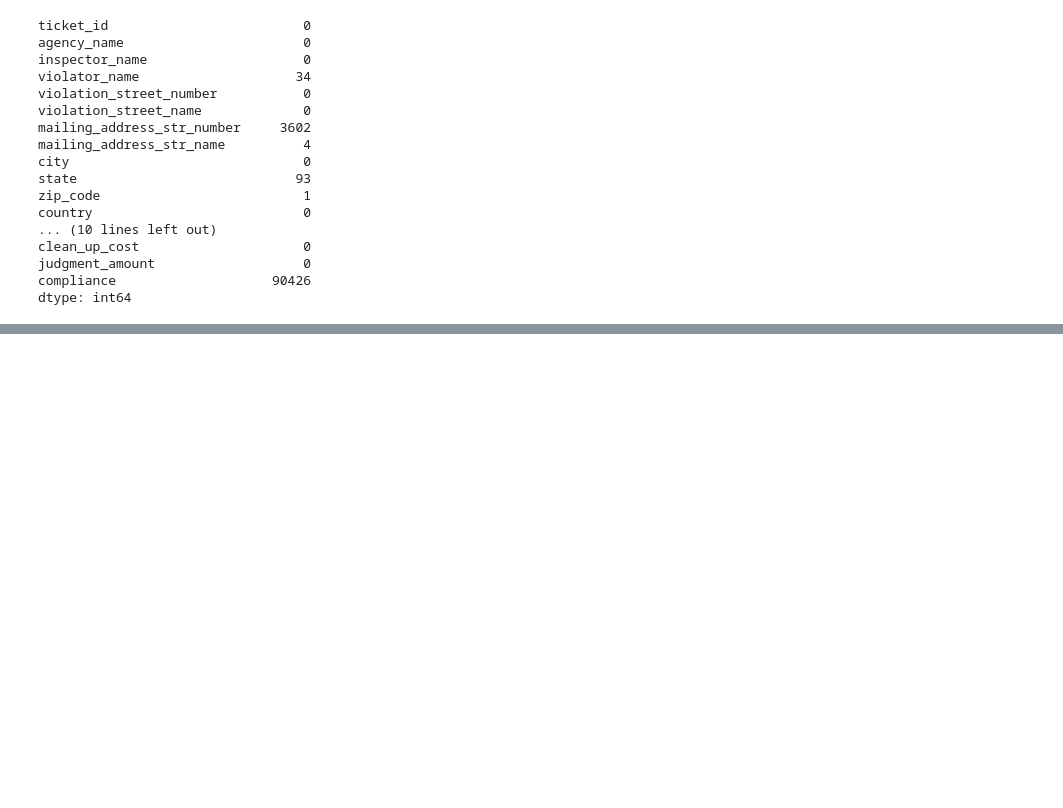
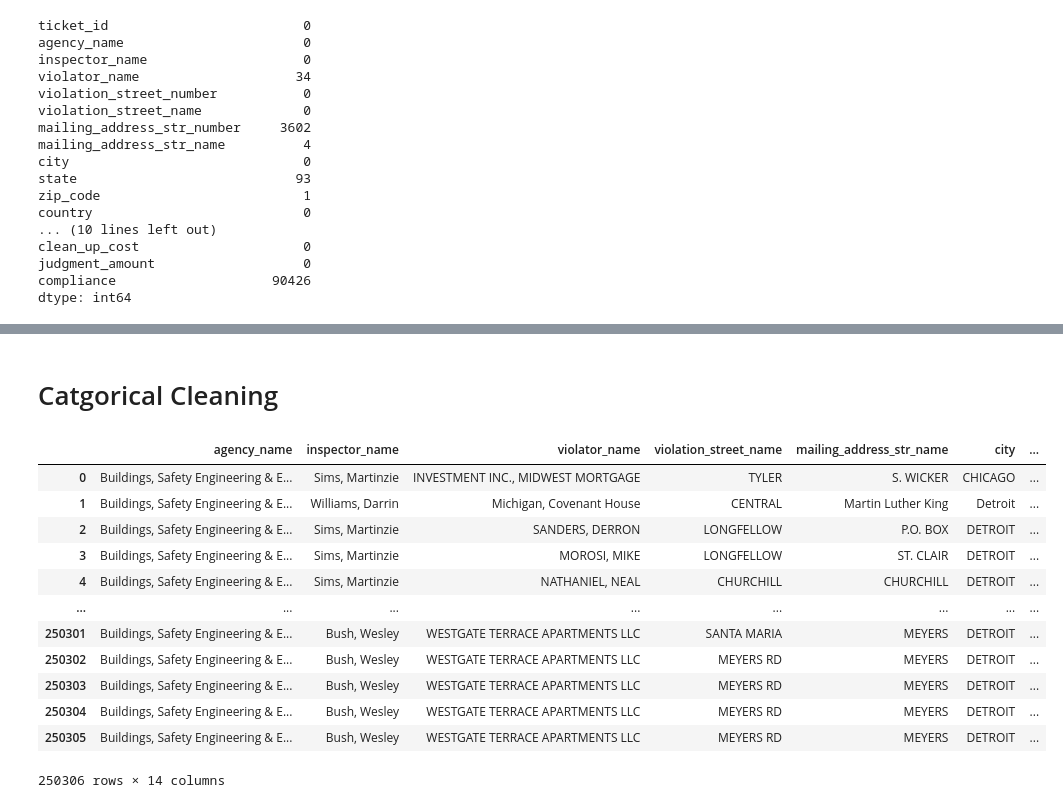
Before and after one commit to linahourieh/Michigan-Track, a Jupyter notebook: Assignment 4.ipynb, the cells around one changed output, grey strips where cells are left out. Saved outputs shown, nothing was run; the diff lists cells and outputs as text; code cells hidden in the pictures; blank space fills up the shorter version.

```diff
--- a/Assignment 4.ipynb
+++ b/Assignment 4.ipynb
@@ -230,0 +252,2 @@ dtype: int64
+# %%
+pd.options.display.max_seq_items = 999
@@ -230,0 +268,4 @@ dtype: int64
+# %%
+df_copy.drop(index=[42394],axis=0,inplace=True)
+# %%
+categorical_var = df_copy.dtypes[df_copy.dtypes == 'object'].index.to_list()
@@ -231,3 +289,21 @@ dtype: int64
+# %% [markdown]
+# Catgorical Cleaning
+# %%
+df_copy[categorical_var]
+# %% [output]
+|  | agency_name | inspector_name | violator_name | violation_street_name | mailing_address_str_name | city | ... |
+| 0 | Buildings, Safety Engineering & E... | Sims, Martinzie | INVESTMENT INC., MIDWEST MORTGAGE | TYLER | S. WICKER | CHICAGO | ... |
+| 1 | Buildings, Safety Engineering & E... | Williams, Darrin | Michigan, Covenant House | CENTRAL | Martin Luther King | Detroit | ... |
+| 2 | Buildings, Safety Engineering & E... | Sims, Martinzie | SANDERS, DERRON | LONGFELLOW | P.O. BOX | DETROIT | ... |
+| 3 | Buildings, Safety Engineering & E... | Sims, Martinzie | MOROSI, MIKE | LONGFELLOW | ST. CLAIR | DETROIT | ... |
+| 4 | Buildings, Safety Engineering & E... | Sims, Martinzie | NATHANIEL, NEAL | CHURCHILL | CHURCHILL | DETROIT | ... |
+| ... | ... | ... | ... | ... | ... | ... | ... |
+| 250301 | Buildings, Safety Engineering & E... | Bush, Wesley | WESTGATE TERRACE APARTMENTS LLC | SANTA MARIA | MEYERS | DETROIT | ... |
+| 250302 | Buildings, Safety Engineering & E... | Bush, Wesley | WESTGATE TERRACE APARTMENTS LLC | MEYERS RD | MEYERS | DETROIT | ... |
+| 250303 | Buildings, Safety Engineering & E... | Bush, Wesley | WESTGATE TERRACE APARTMENTS LLC | MEYERS RD | MEYERS | DETROIT | ... |
+| 250304 | Buildings, Safety Engineering & E... | Bush, Wesley | WESTGATE TERRACE APARTMENTS LLC | MEYERS RD | MEYERS | DETROIT | ... |
+| 250305 | Buildings, Safety Engineering & E... | Bush, Wesley | WESTGATE TERRACE APARTMENTS LLC | MEYERS RD | MEYERS | DETROIT | ... |
+250306 rows × 14 columns
 # %%
 import pandas as pd
 import numpy as np
```
Also changed, not shown: parts of 11 cells of this notebook.
